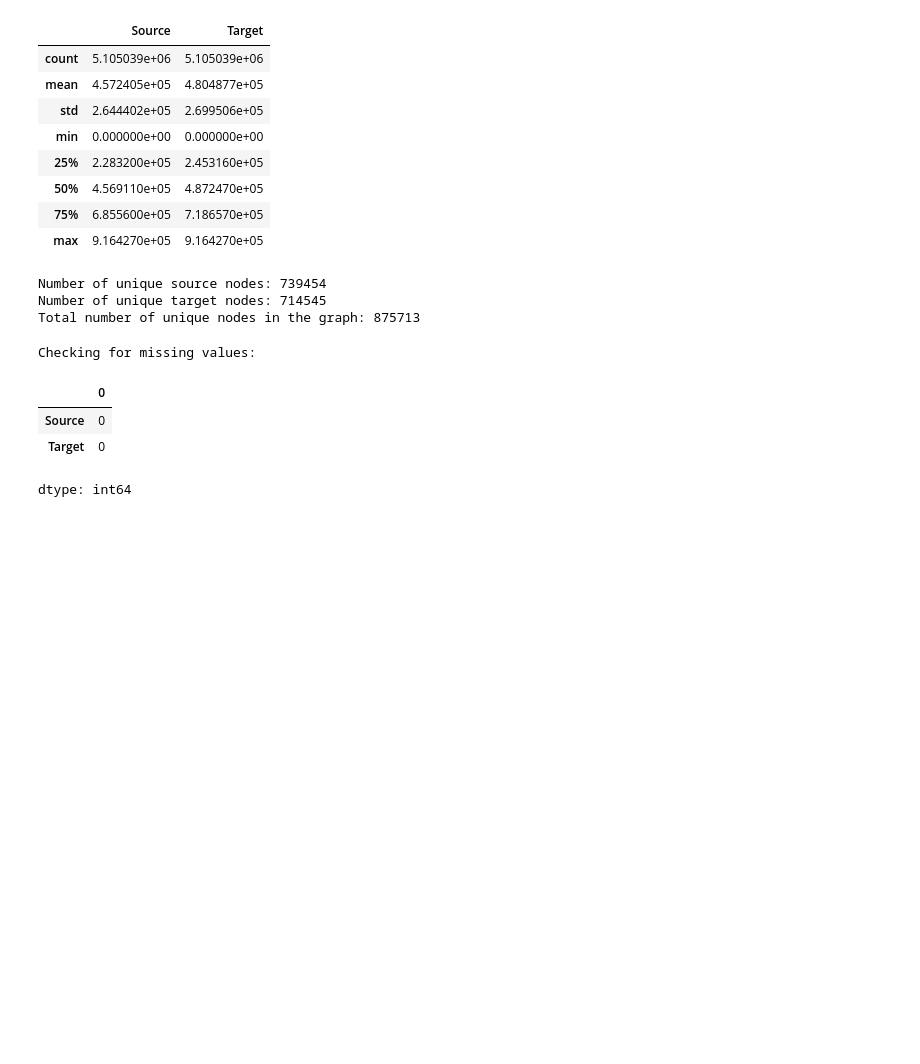
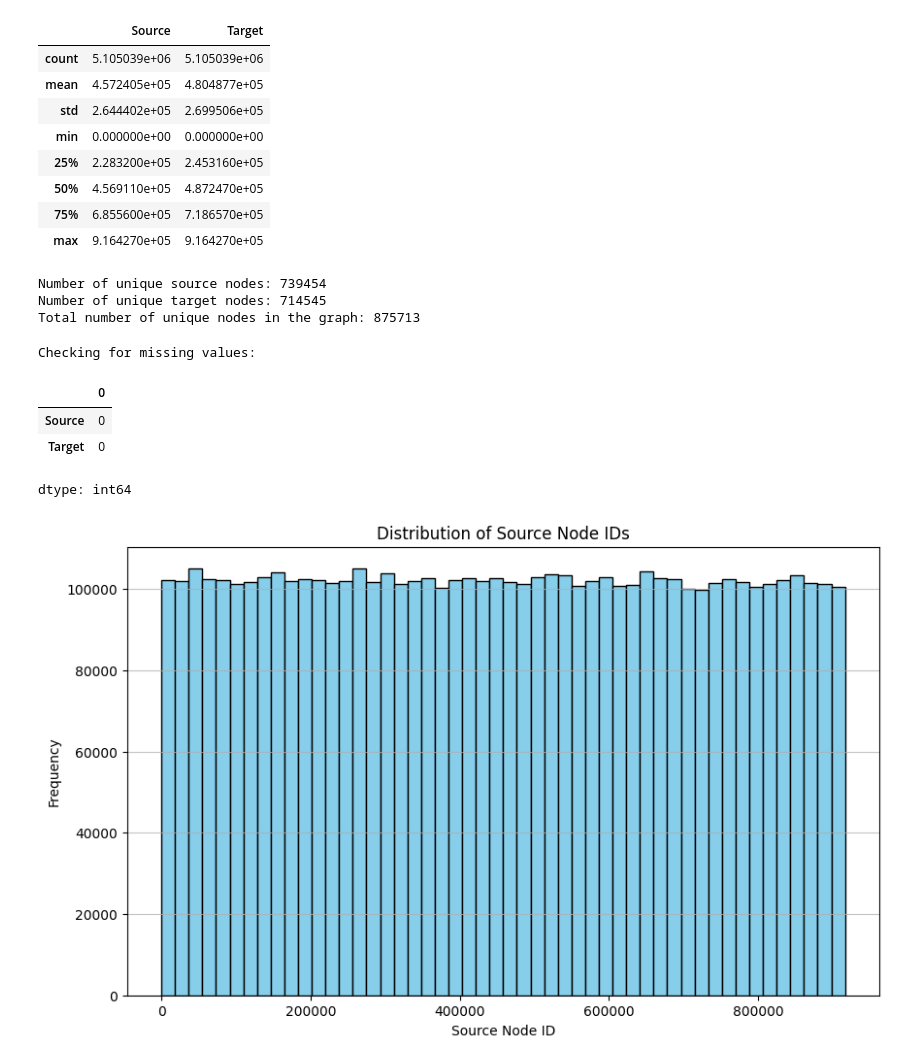
Before and after one commit to Ethiraj-tech/git-journey, a Jupyter notebook: Google_web_graph.ipynb, the cells around one changed output. Drawn from its saved outputs; the diff is of its cells as text; code cells hidden in the pictures; blank space fills up the shorter version.

```diff
--- a/Google_web_graph.ipynb
+++ b/Google_web_graph.ipynb
@@ -127,3 +127,15 @@ Checking for missing values:
 | Source | 0 |
 | Target | 0 |
 dtype: int64
+# %%
+import matplotlib.pyplot as plt
+
+plt.figure(figsize=(10, 6))
+plt.hist(df['Source'], bins=50, color='skyblue', edgecolor='black')
+plt.title('Distribution of Source Node IDs')
+plt.xlabel('Source Node ID')
+plt.ylabel('Frequency')
+plt.grid(axis='y', alpha=0.75)
+plt.show()
+# %% [output]
+[figure, added]
```
Also changed, not shown: parts of 1 cell of this notebook.
